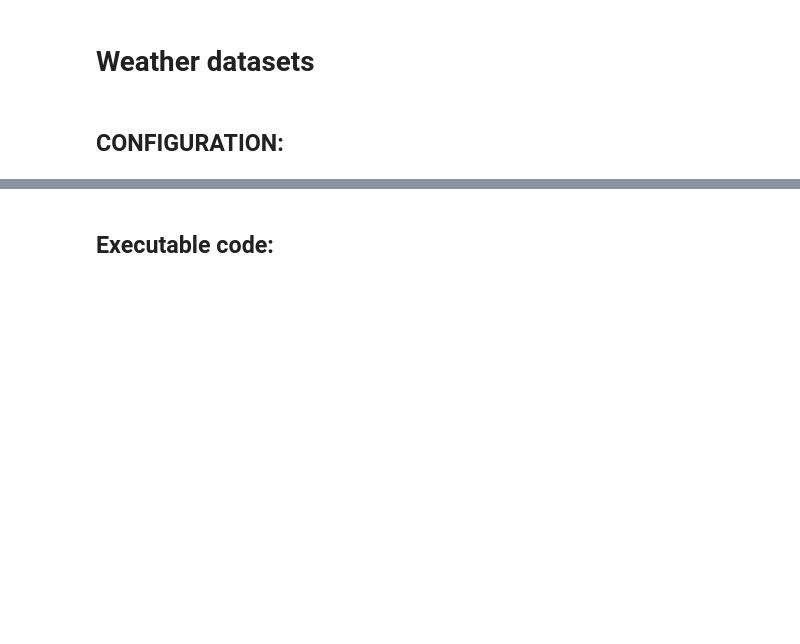
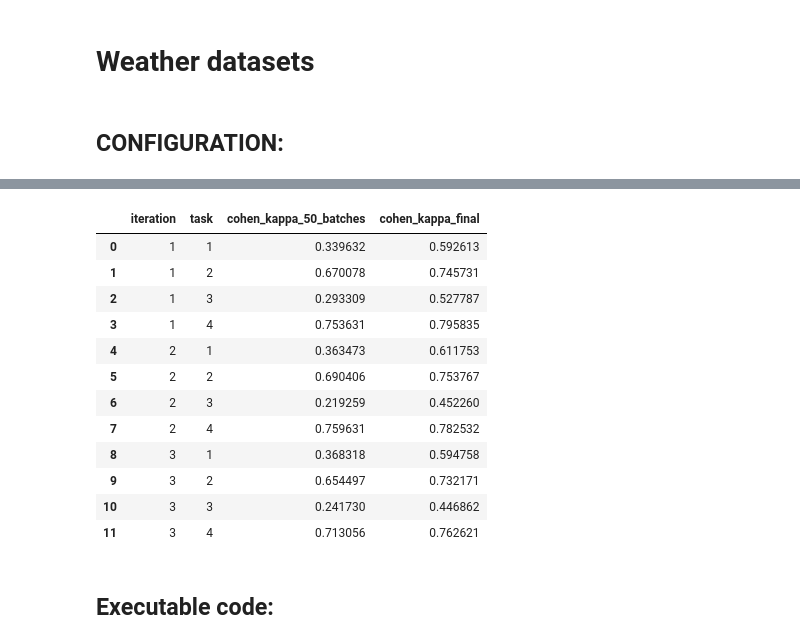
Before and after one commit to rezapaki1376/cPB, a Jupyter notebook: run-test/Run-test-cPB-Periodic.ipynb, the cells around one changed output, grey strips where cells are left out. Saved outputs shown, nothing was run; the diff lists cells and outputs as text; code cells hidden in the pictures; blank space fills up the shorter version.

```diff
--- a/run-test/Run-test-cPB-Periodic.ipynb
+++ b/run-test/Run-test-cPB-Periodic.ipynb
@@ -214,3 +317,20 @@ low_rank = False
+# %%
+results_df = pd.DataFrame(results)
+results_df
+# %% [output]
+|  | iteration | task | cohen_kappa_50_batches | cohen_kappa_final |
+| 0 | 1 | 1 | 0.339632 | 0.592613 |
+| 1 | 1 | 2 | 0.670078 | 0.745731 |
+| 2 | 1 | 3 | 0.293309 | 0.527787 |
+| 3 | 1 | 4 | 0.753631 | 0.795835 |
+| 4 | 2 | 1 | 0.363473 | 0.611753 |
+| 5 | 2 | 2 | 0.690406 | 0.753767 |
+| 6 | 2 | 3 | 0.219259 | 0.452260 |
+| 7 | 2 | 4 | 0.759631 | 0.782532 |
+| 8 | 3 | 1 | 0.368318 | 0.594758 |
+| 9 | 3 | 2 | 0.654497 | 0.732171 |
+| 10 | 3 | 3 | 0.241730 | 0.446862 |
+| 11 | 3 | 4 | 0.713056 | 0.762621 |
 # %% [markdown]
 ## Executable code:
 # %%
```
Also changed, not shown: parts of 7 cells of this notebook, 5 other files.
